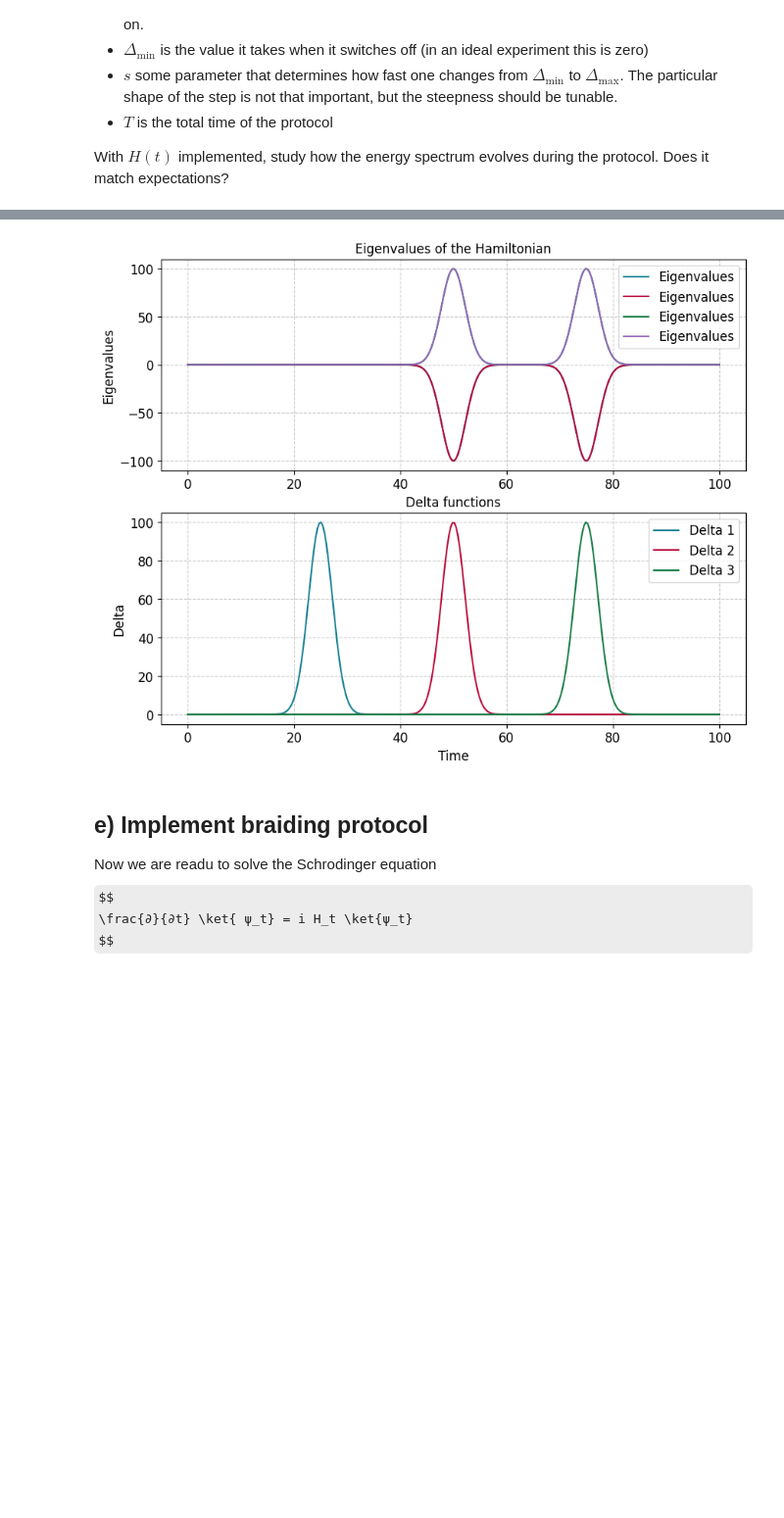
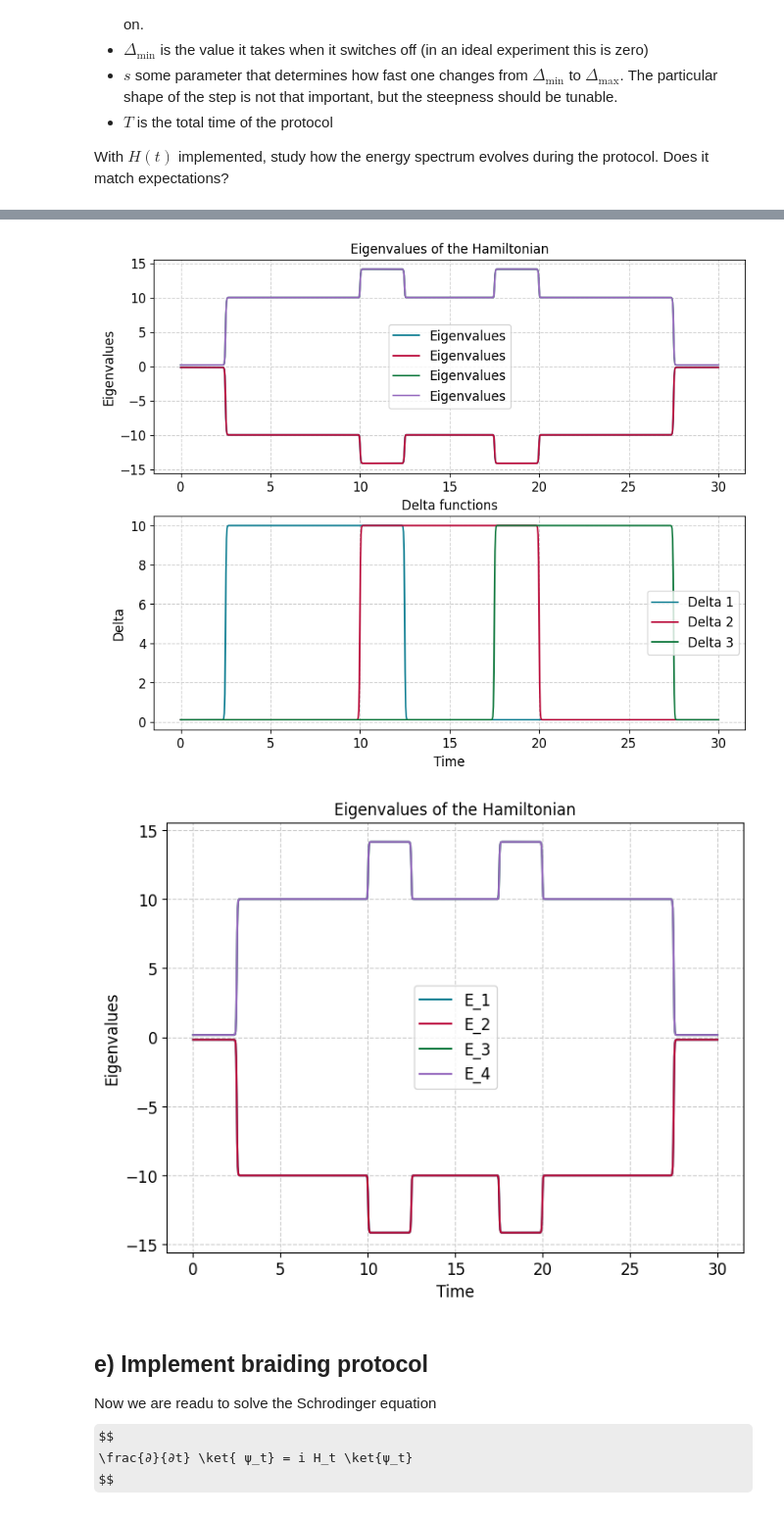
Before and after one commit to hishemok/FYS5419, a Jupyter notebook: Project_2/Braiding_project.ipynb, the cells around one changed output, grey strips where cells are left out. Shown at 98% size. Saved outputs shown, nothing was run; the diff lists cells and outputs as text; code cells hidden in the pictures; some formulas as TeX source; blank space fills up the shorter version.

```diff
--- a/Project_2/Braiding_project.ipynb
+++ b/Project_2/Braiding_project.ipynb
@@ -439,7 +465,7 @@ delta1 = []
 delta2 = []
 delta3 = []
 
-def H_t(t, T, delta_max, delta_min, s):
+def H_t(t, T, delta_max, delta_min, s, width):
     g0,g1 = majorana_ops(0,2) ## 0 refers to c_1
     g2,g3 = majorana_ops(1,2) ## 1 refers to c_2
 
@@ -447,53 +473,65 @@ def H_t(t, T, delta_max, delta_min, s):
     g0g2 = g0@g2
     g0g3 = g0@g3
 
-    d1 = delta(t, T/4, s, delta_max, delta_min)
-    d2 = delta(t, T/2, s, delta_max, delta_min)
-    d3 = delta(t, T/4*3, s, delta_max, delta_min)
+    d1 = delta(t, T/4, width, s, delta_max, delta_min)
+    d2 = delta(t, T/2, width, s, delta_max, delta_min)
+    d3 = delta(t, T/4*3, width, s, delta_max, delta_min)
 
     delta1.append(d1)
     delta2.append(d2)
     delta3.append(d3)
 
 
-    return d1 * g0g1 + d2 * g0g2 + d3 * g0g3
+    return (d1 * g0g1 + d2 * g0g2 + d3 * g0g3 )*1j
 
-T = 100
-delta_max = 100.0
+T = 30
+width = 10
 delta_min = 0.1
-s = .1
-
-times = np.linspace(0, T, 300)
+delta_max = 10.0
+s = 50
+times = np.linspace(0, T, 1000)
 energies = []
 
 for t in times:
-    H = H_t(t, T, delta_max, delta_min, s)
+    H = H_t(t, T, delta_max, delta_min, s, width)
     e_vals = np.linalg.eigvalsh(H)
     energies.append(e_vals)  # sort eigenvalues for cleaner plot
 
 energies = np.array(energies)
 
 plt.figure(figsize=(10, 8))
 plt.subplot(2, 1, 1)
 plt.plot(times,energies,label='Eigenvalues')
 plt.legend()
 
 plt.ylabel('Eigenvalues', fontsize=12)
 plt.title('Eigenvalues of the Hamiltonian', fontsize=12)
 
 # plt.figure(figsize=(10, 6))
 plt.subplot(2, 1, 2)
 plt.plot(times, delta1, label='Delta 1')
 plt.plot(times, delta2, label='Delta 2')
 plt.plot(times, delta3, label='Delta 3')
 
 plt.xlabel('Time', fontsize=12)
 plt.ylabel('Delta', fontsize=12)
 plt.title('Delta functions', fontsize=12)
 plt.legend()
 plt.show()
+
+
+plt.plot(times,energies[:,0],label='E_1')
+plt.plot(times,energies[:,1],label='E_2')
+plt.plot(times,energies[:,2],label='E_3')
+plt.plot(times,energies[:,3],label='E_4')
+plt.legend()
+plt.xlabel('Time', fontsize=12)
+plt.ylabel('Eigenvalues', fontsize=12)
+plt.title('Eigenvalues of the Hamiltonian', fontsize=12)
+plt.show()
 # %% [output]
-[figure, old version]
+[figure, new version]
+[figure, added]
 # %% [markdown]
 ## e) Implement braiding protocol
 Now we are readu to solve the Schrodinger equation
```
Also changed, not shown: parts of 7 cells of this notebook.
